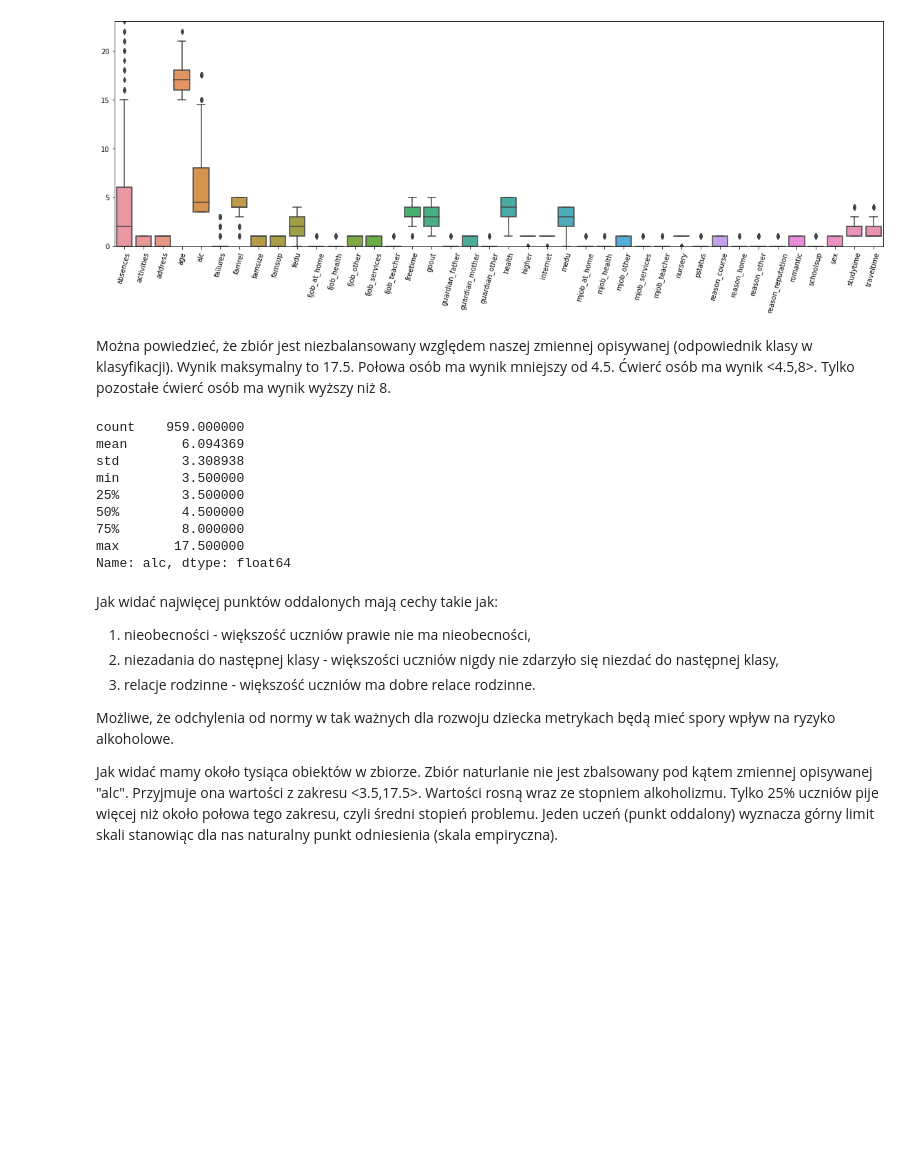
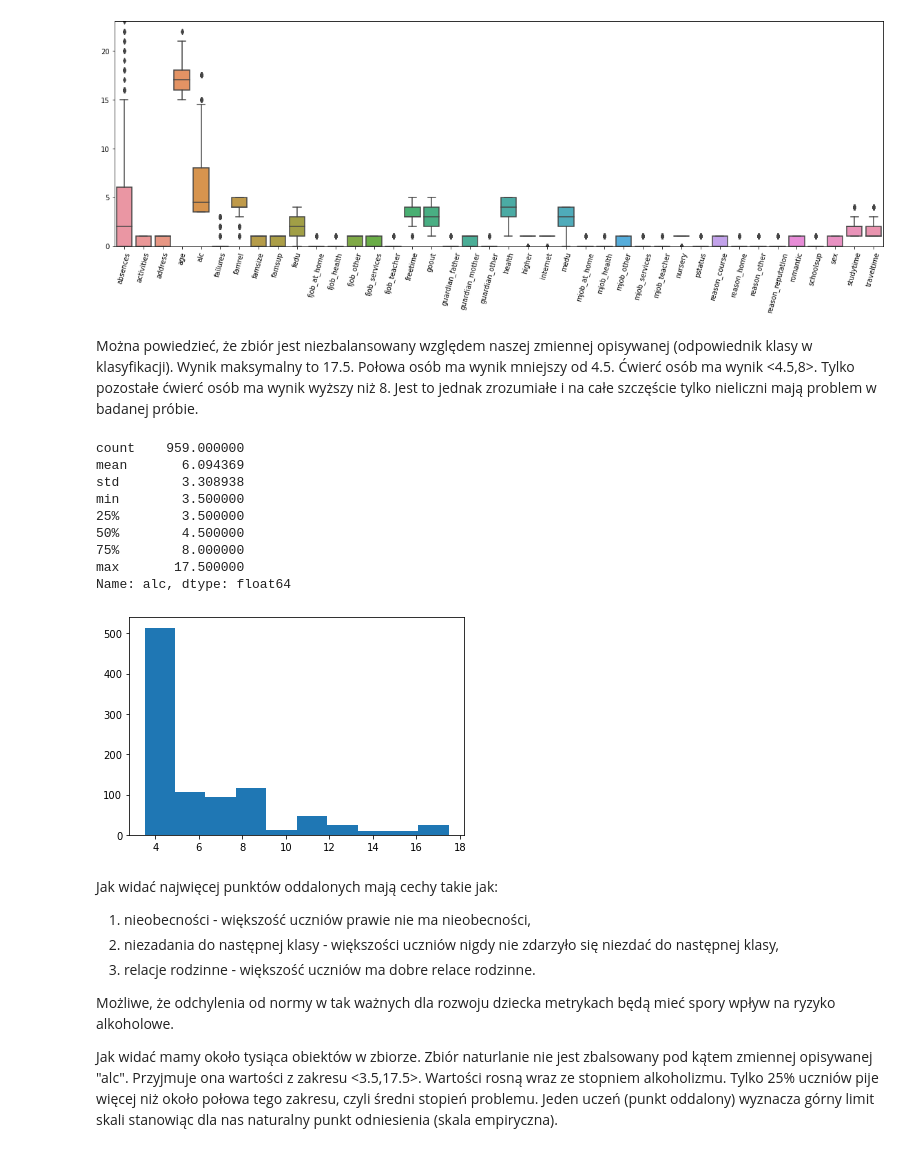
Before and after one commit to matlaczj/Predictive-Modeling-for-Student-Alcohol-Consumption, a Jupyter notebook: Projekt/projekt.ipynb, the cells around one changed output. Saved outputs shown, nothing was run; the diff lists cells and outputs as text; code cells hidden in the pictures; blank space fills up the shorter version.

```diff
--- a/Projekt/projekt.ipynb
+++ b/Projekt/projekt.ipynb
@@ -87,19 +91,21 @@ ax.set_ylim(0,23);
 # %% [output]
 [figure]
 # %% [markdown]
-Można powiedzieć, że zbiór jest niezbalansowany względem naszej zmiennej opisywanej (odpowiednik klasy w klasyfikacji). Wynik maksymalny to 17.5. Połowa osób ma wynik mniejszy od 4.5. Ćwierć osób ma wynik <4.5,8>. Tylko pozostałe ćwierć osób ma wynik wyższy niż 8.
+Można powiedzieć, że zbiór jest niezbalansowany względem naszej zmiennej opisywanej (odpowiednik klasy w klasyfikacji). Wynik maksymalny to 17.5. Połowa osób ma wynik mniejszy od 4.5. Ćwierć osób ma wynik <4.5,8>. Tylko pozostałe ćwierć osób ma wynik wyższy niż 8. Jest to jednak zrozumiałe i na całe szczęście tylko nieliczni mają problem w badanej próbie.
-# %%
-dataset.alc.describe()
-# %% [output]
-count    959.000000
-mean       6.094369
-std        3.308938
-min        3.500000
-25%        3.500000
-50%        4.500000
-75%        8.000000
-max       17.500000
-Name: alc, dtype: float64
+# %%
+print(dataset.alc.describe())
+plt.hist(dataset.alc);
+# %% [output]
+count    959.000000
+mean       6.094369
+std        3.308938
+min        3.500000
+25%        3.500000
+50%        4.500000
+75%        8.000000
+max       17.500000
+Name: alc, dtype: float64
+[figure, added]
 # %% [markdown]
 Jak widać najwięcej punktów oddalonych mają cechy takie jak:
 1. nieobecności - większość uczniów prawie nie ma nieobecności,
```
Also changed, not shown: parts of 47 cells of this notebook.
